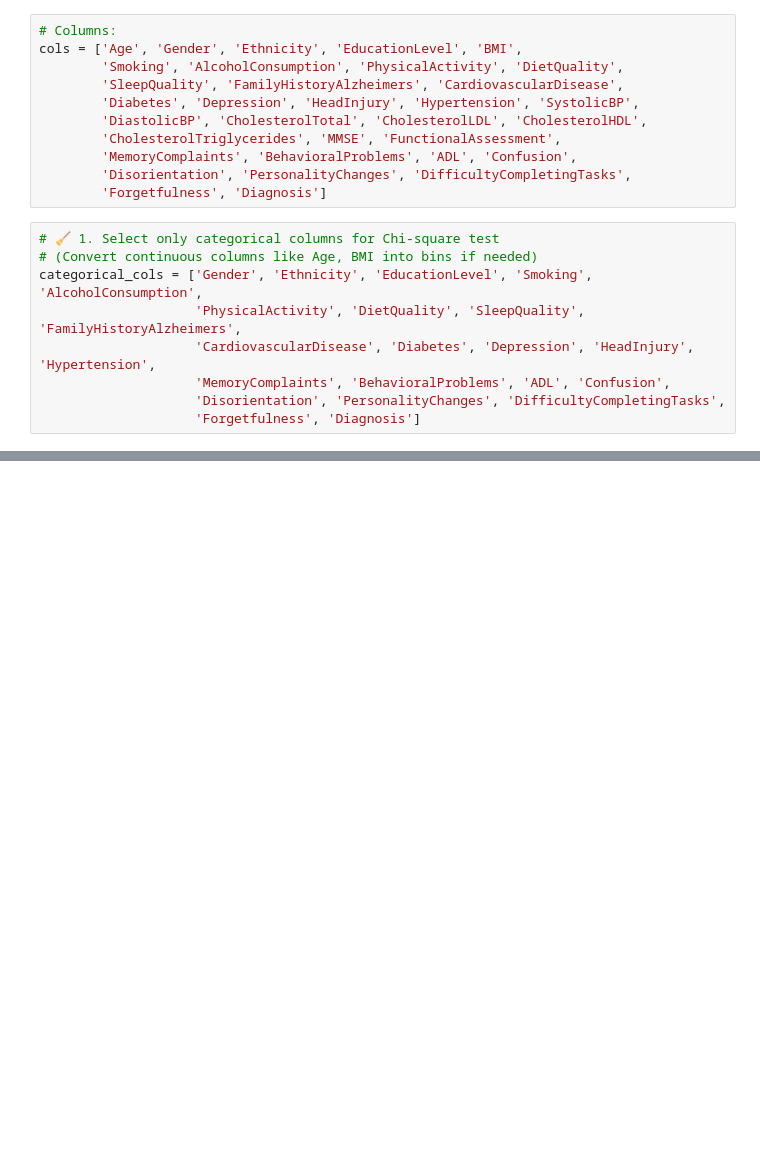
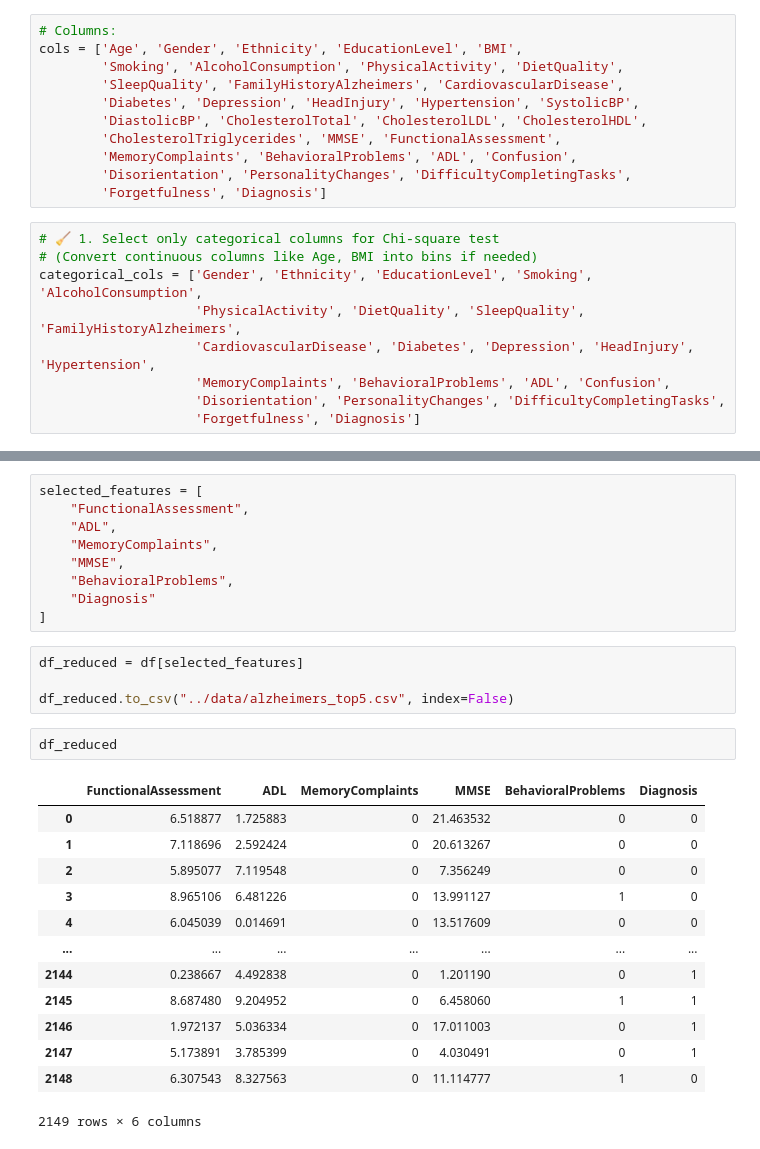
Before and after one commit to juliaalcribeiro/project_w7, a Jupyter notebook: notebook/cleaning.ipynb, the cells around one changed output, grey strips where cells are left out. Drawn from its saved outputs; the diff is of its cells as text; blank space fills up the shorter version.

```diff
--- a/notebook/cleaning.ipynb
+++ b/notebook/cleaning.ipynb
@@ -134,0 +205,29 @@ plt.show()
+# %%
+selected_features = [
+    "FunctionalAssessment",
+    "ADL",
+    "MemoryComplaints",
+    "MMSE",
+    "BehavioralProblems",
+    "Diagnosis"
+]
+# %%
+df_reduced = df[selected_features]
+
+df_reduced.to_csv("../data/alzheimers_top5.csv", index=False)
+# %%
+df_reduced
+# %% [output]
+|  | FunctionalAssessment | ADL | MemoryComplaints | MMSE | BehavioralProblems | Diagnosis |
+| 0 | 6.518877 | 1.725883 | 0 | 21.463532 | 0 | 0 |
+| 1 | 7.118696 | 2.592424 | 0 | 20.613267 | 0 | 0 |
+| 2 | 5.895077 | 7.119548 | 0 | 7.356249 | 0 | 0 |
+| 3 | 8.965106 | 6.481226 | 0 | 13.991127 | 1 | 0 |
+| 4 | 6.045039 | 0.014691 | 0 | 13.517609 | 0 | 0 |
+| ... | ... | ... | ... | ... | ... | ... |
+| 2144 | 0.238667 | 4.492838 | 0 | 1.201190 | 0 | 1 |
+| 2145 | 8.687480 | 9.204952 | 0 | 6.458060 | 1 | 1 |
+| 2146 | 1.972137 | 5.036334 | 0 | 17.011003 | 0 | 1 |
+| 2147 | 5.173891 | 3.785399 | 0 | 4.030491 | 0 | 1 |
+| 2148 | 6.307543 | 8.327563 | 0 | 11.114777 | 1 | 0 |
+2149 rows × 6 columns
```
Also changed, not shown: parts of 4 cells of this notebook, 2 other files.
